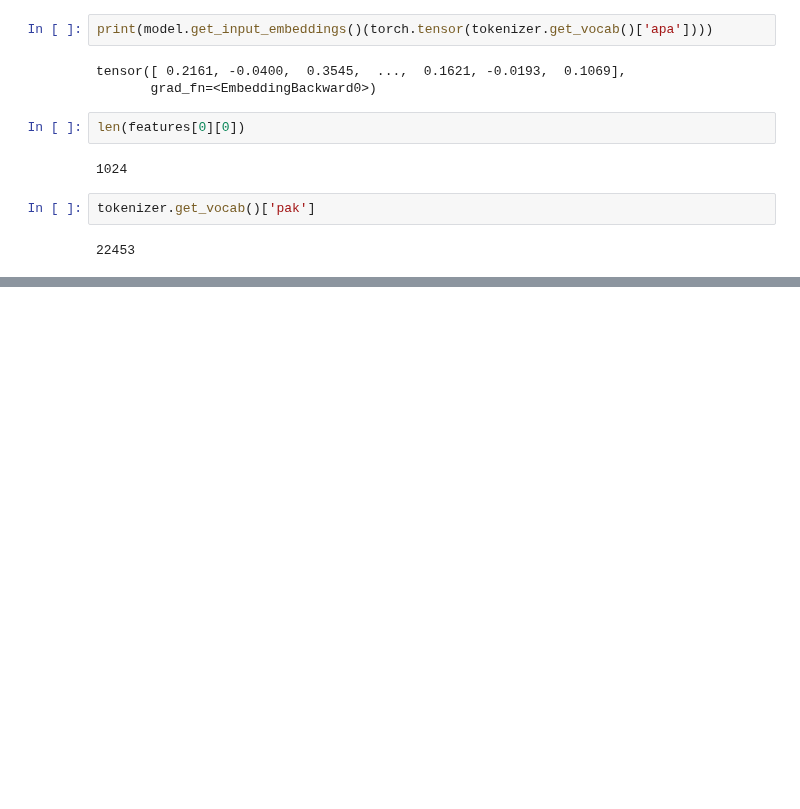
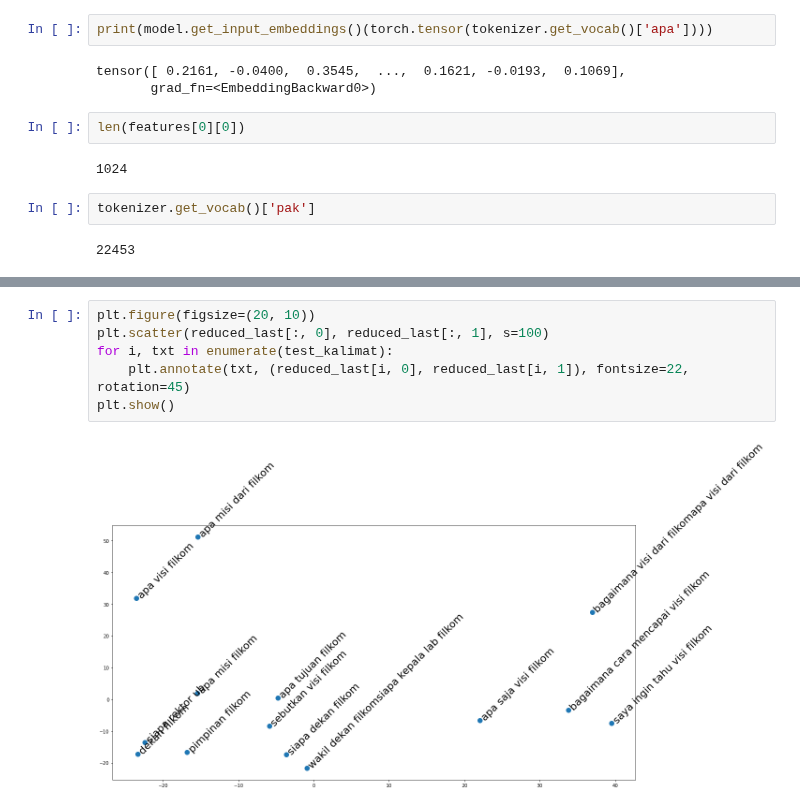
Before and after one commit to AndiAlifs/FLUENT-Chatbot-2023, a Jupyter notebook: FLUENT_PLAYGROUND/PretrainedEmbeddingPlayground.ipynb, the cells around one changed output, grey strips where cells are left out. Cells and saved outputs as stored; diff of their text form; blank space fills up the shorter version.

```diff
--- a/FLUENT_PLAYGROUND/PretrainedEmbeddingPlayground.ipynb
+++ b/FLUENT_PLAYGROUND/PretrainedEmbeddingPlayground.ipynb
@@ -114,0 +123,8 @@ tokenizer.get_vocab()['pak']
+# %%
+plt.figure(figsize=(20, 10))
+plt.scatter(reduced_last[:, 0], reduced_last[:, 1], s=100)
+for i, txt in enumerate(test_kalimat):
+    plt.annotate(txt, (reduced_last[i, 0], reduced_last[i, 1]), fontsize=22, rotation=45)
+plt.show()
+# %% [output]
+[figure, added]
```
Also changed, not shown: parts of 10 cells of this notebook, 4 other files.
